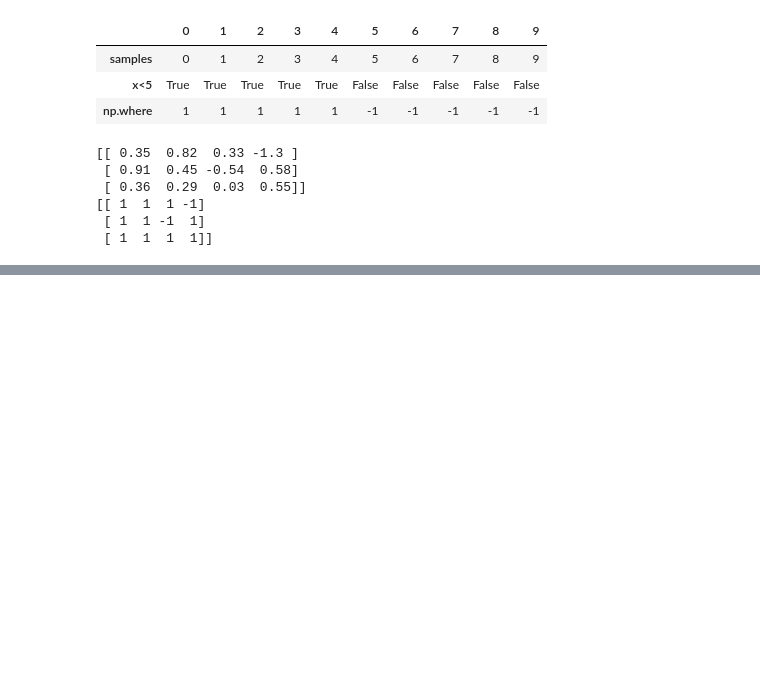
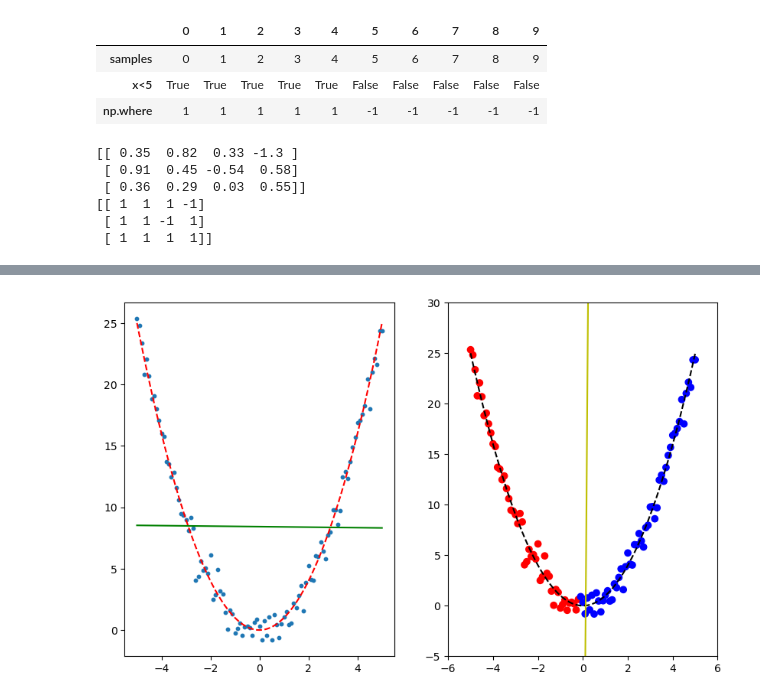
Before and after one commit to rebirther00/pydeep_multicam, a Jupyter notebook: Day2.ipynb, the cells around one changed output, grey strips where cells are left out. Drawn from its saved outputs; the diff is of its cells as text; code cells hidden in the pictures; blank space fills up the shorter version.

```diff
--- a/Day2.ipynb
+++ b/Day2.ipynb
@@ -193,0 +289,38 @@ assert np.all(OR(Xs) == y_or)
+# %%
+from sklearn.linear_model import LinearRegression
+
+xs = np.linspace(-5, 5, 101)
+noise = np.random.default_rng(1).normal(0, 1, size=xs.shape)
+ys = xs ** 2 + noise
+
+linreg = LinearRegression()
+data = xs.reshape(-1, 1)
+target = ys
+linreg.fit(data, target)
+
+perceptron = Perceptron() # 퍼셉트론은 분류 모델이지만, 여기서는 회귀선 근사에 도전
+X2 = np.column_stack((xs, ys))
+target = np.where(ys > ys - noise, 1, -1)
+params = perceptron.fit(X2, target, 학습횟수=30, 학습률=0.01)
+
+plt.figure(figsize=(10, 6))
+plt.subplot(1, 2, 1)
+
+plt.scatter(xs, ys, s=10)
+plt.plot(xs, ys - noise, 'r--')
+plt.plot(xs, linreg.predict(data), 'g-')
+
+
+plt.subplot(1, 2, 2)
+plt.scatter(xs, ys, c=perceptron(X2), cmap='bwr')
+plt.plot(xs, ys - noise, 'k--')
+
+# 결정경계
+z_decision = lambda x, w, b: (w[0]*x + b) / -w[1]
+plt.plot(xs, z_decision(xs, perceptron.w, -perceptron.b), 'y-')
+plt.xlim(-6, 6)
+plt.ylim(-5, 30)
+
+plt.show()
+# %% [output]
+[figure, added]
```
Also changed, not shown: parts of 13 cells of this notebook, 1 other file.
